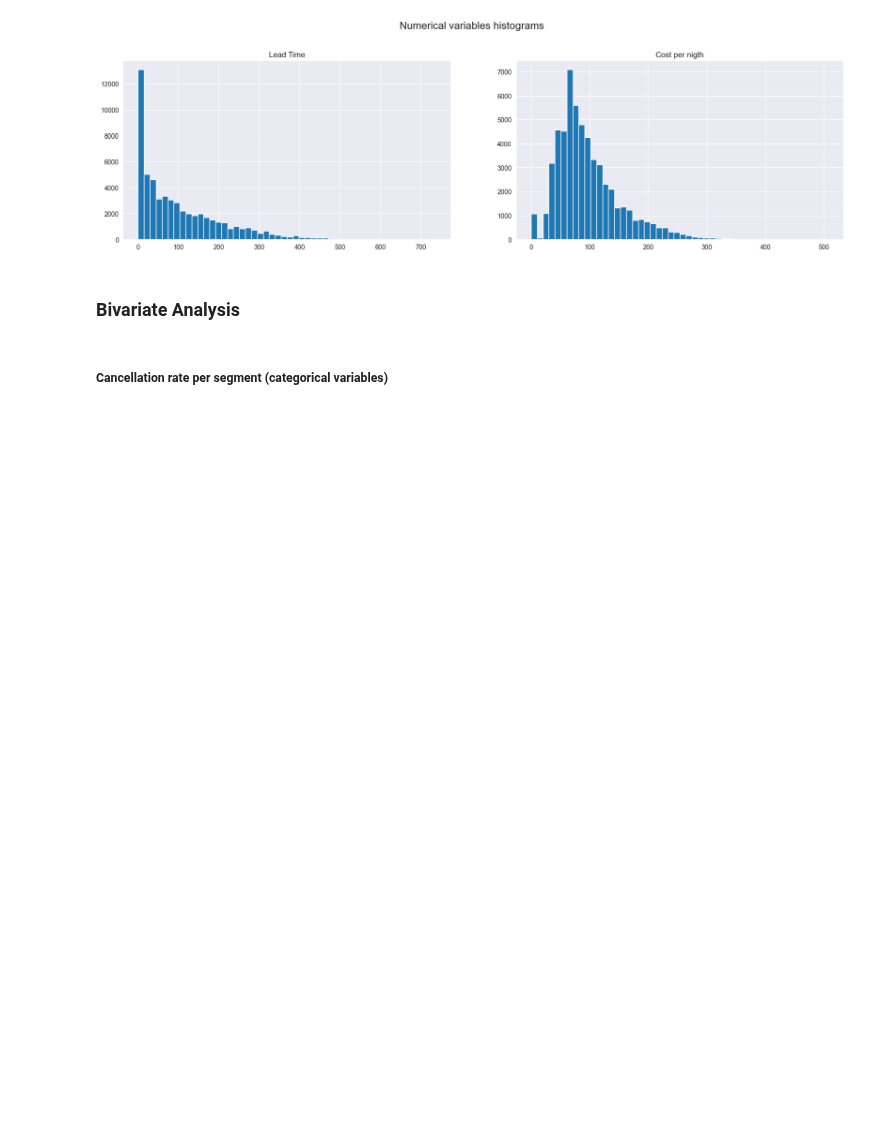
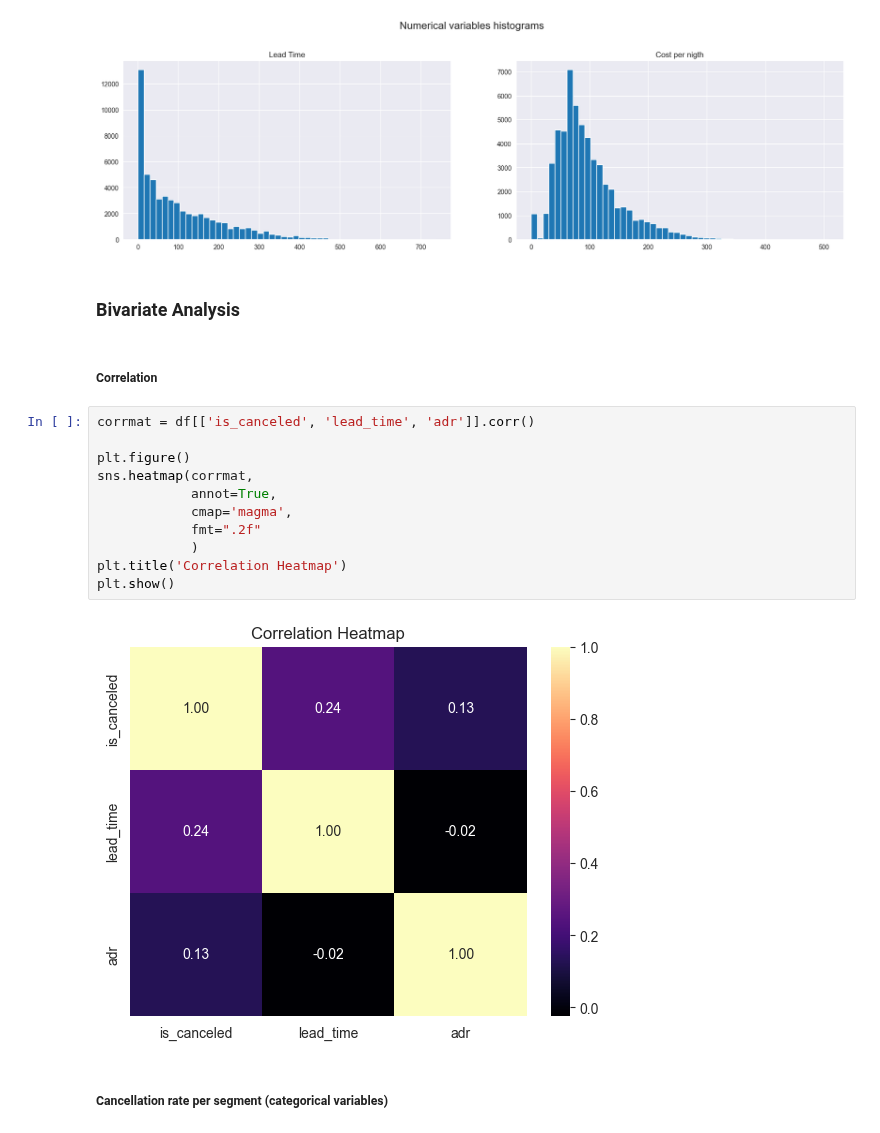
Before and after one commit to maxenceperon/Taller1_Felipe_Maxence_Ciencia_de_datos, a Jupyter notebook: eda.ipynb, the cells around one changed output. Drawn from its saved outputs; the diff is of its cells as text; blank space fills up the shorter version.

Commit message:
Adding a correlation heatmap to eda.ipynb

```diff
--- a/eda.ipynb
+++ b/eda.ipynb
@@ -143,6 +143,21 @@ plt.show()
 [figure]
 # %% [markdown]
 ### Bivariate Analysis
+# %% [markdown]
+##### Correlation
+# %%
+corrmat = df[['is_canceled', 'lead_time', 'adr']].corr()
+
+plt.figure()
+sns.heatmap(corrmat,
+            annot=True,
+            cmap='magma',
+            fmt=".2f"
+            )
+plt.title('Correlation Heatmap')
+plt.show()
+# %% [output]
+[figure, added]
 # %% [markdown]
 ##### Cancellation rate per segment (categorical variables)
 # %%
```
